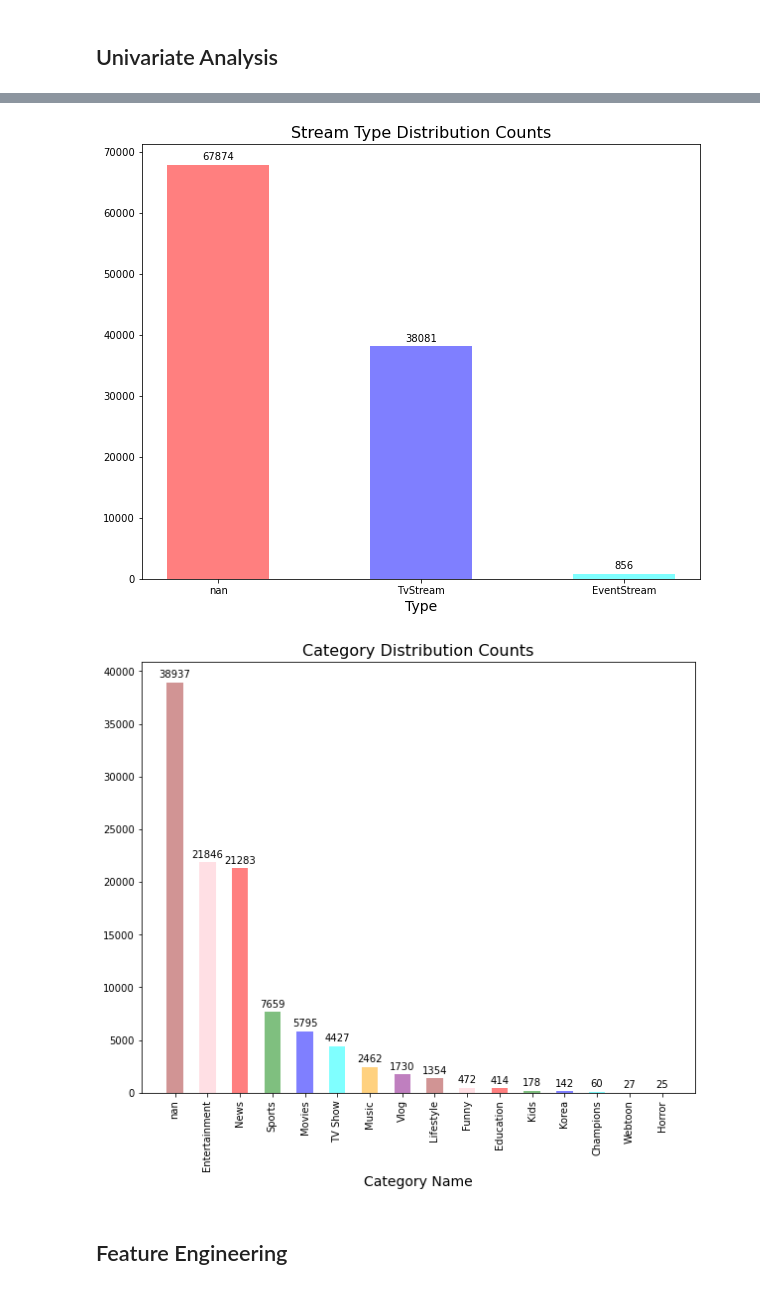
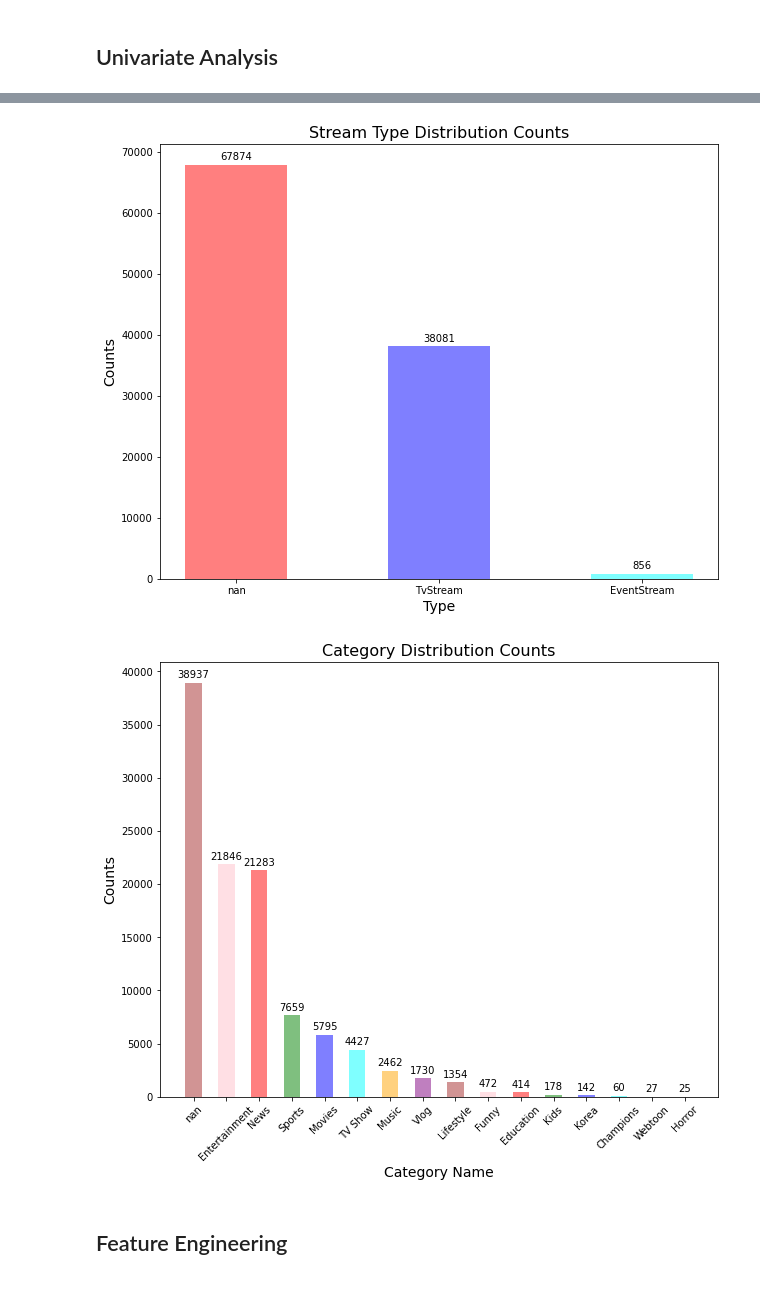
Before and after one commit to archeltaneka/vidio-dataset-eda, a Jupyter notebook: exploratory_notebook.ipynb, the cells around one changed output, grey strips where cells are left out. Saved outputs shown, nothing was run; the diff lists cells and outputs as text; code cells hidden in the pictures.

```diff
--- a/exploratory_notebook.ipynb
+++ b/exploratory_notebook.ipynb
@@ -540,6 +535,7 @@ bar = ax.bar(x, df_stream['Counts'], color=['red', 'blue', 'cyan','orange','purp
 
 ax.set_title('Stream Type Distribution Counts', fontsize=16)
 ax.set_xlabel('Type', fontsize=14)
+ax.set_ylabel('Counts', fontsize=14)
 ax.set_xticks(x)
 ax.set_xticklabels(df_stream['stream_type'])
 
@@ -547,30 +543,31 @@ autolabel(bar)
 
 plt.show()
 # %% [output]
-[figure, old version]
+[figure, new version]
 # %%
 # category name
 CATEGORY = df['category_name'].unique()
 CATEGORY[4] = 'Not Specified'
 df_category = df['category_name'].value_counts(dropna=False)
 df_category = df_category.to_frame().reset_index()
 df_category  = df_category.rename(columns={'index':'category_name', 'category_name': 'Counts'})
 
 fig, ax = plt.subplots(figsize=(10,8))
 x = np.arange(len(CATEGORY))
 width = 0.5
 bar = ax.bar(x, df_category['Counts'], color=['brown','pink', 'red', 'green', 'blue', 'cyan','orange','purple'], alpha=.5, width=width)
 
 ax.set_title('Category Distribution Counts', fontsize=16)
 ax.set_xlabel('Category Name', fontsize=14)
+ax.set_ylabel('Counts', fontsize=14)
 ax.set_xticks(x)
-ax.set_xticklabels(df_category['category_name'], rotation=90)
+ax.set_xticklabels(df_category['category_name'], rotation=45)
 
 autolabel(bar)
 
 plt.show()
 # %% [output]
-[figure, old version]
+[figure, new version]
 # %% [markdown]
 ## Feature Engineering
 # %%
```
Also changed, not shown: parts of 40 cells of this notebook.
